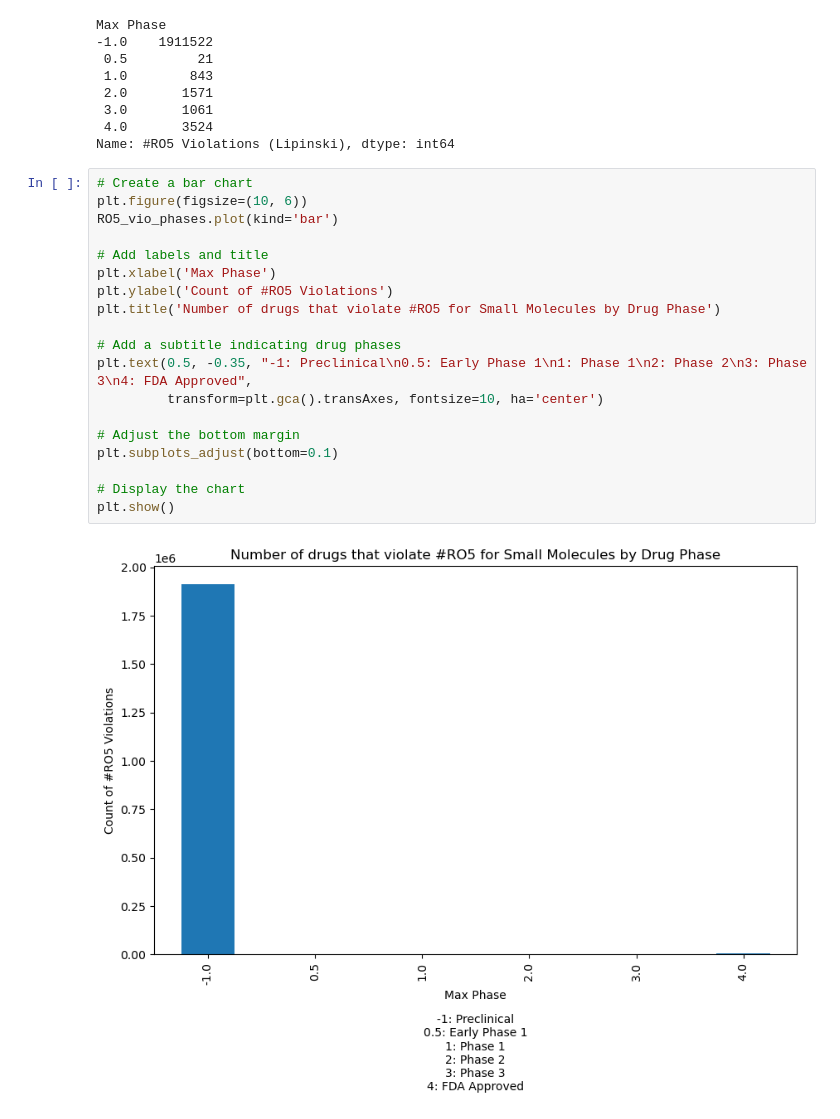
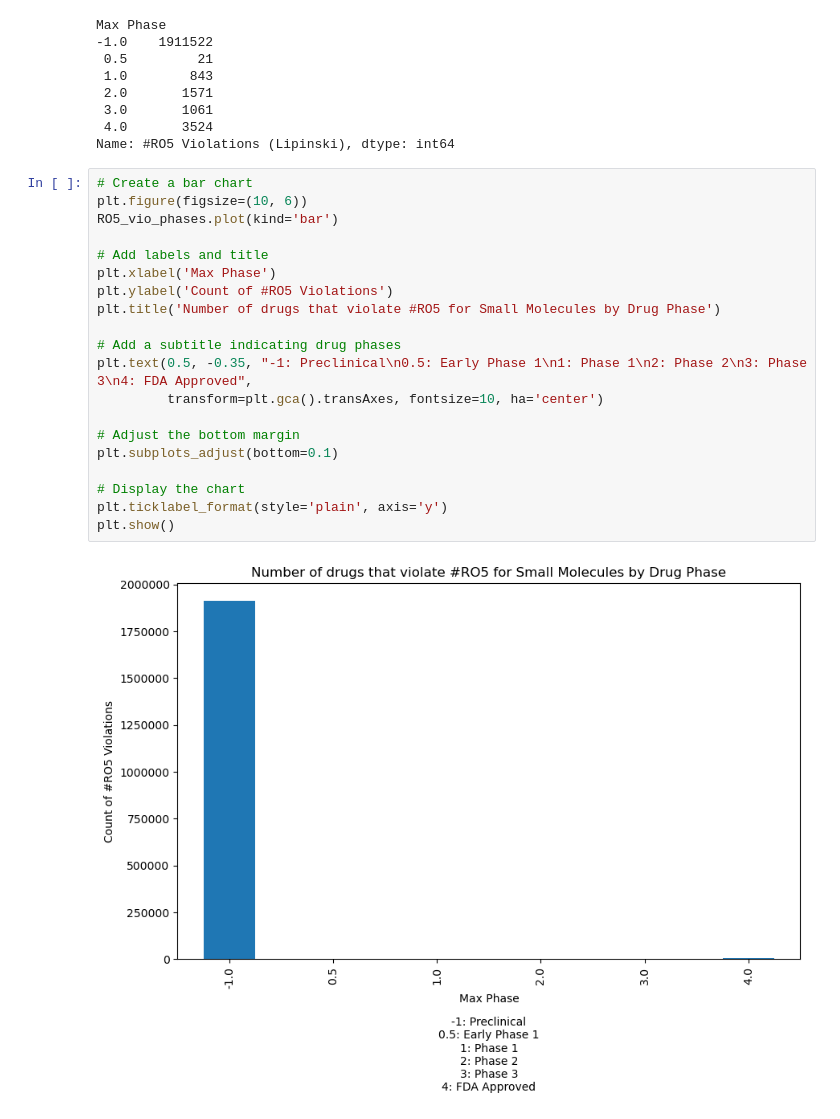
Before and after one commit to Ahmedelmaamounamin/Drugs, a Jupyter notebook: drugs.ipynb, the cells around one changed output. Saved outputs shown, nothing was run; the diff lists cells and outputs as text.

```diff
--- a/drugs.ipynb
+++ b/drugs.ipynb
@@ -542,21 +544,22 @@ Name: #RO5 Violations (Lipinski), dtype: int64
 # %%
 # Create a bar chart
 plt.figure(figsize=(10, 6))
 RO5_vio_phases.plot(kind='bar')
 
 # Add labels and title
 plt.xlabel('Max Phase')
 plt.ylabel('Count of #RO5 Violations')
 plt.title('Number of drugs that violate #RO5 for Small Molecules by Drug Phase')
 
 # Add a subtitle indicating drug phases
 plt.text(0.5, -0.35, "-1: Preclinical\n0.5: Early Phase 1\n1: Phase 1\n2: Phase 2\n3: Phase 3\n4: FDA Approved",
          transform=plt.gca().transAxes, fontsize=10, ha='center')
 
 # Adjust the bottom margin
 plt.subplots_adjust(bottom=0.1)
 
 # Display the chart
+plt.ticklabel_format(style='plain', axis='y')
 plt.show()
 # %% [output]
-[figure, old version]
+[figure, new version]
```
Also changed, not shown: parts of 1 cell of this notebook.
